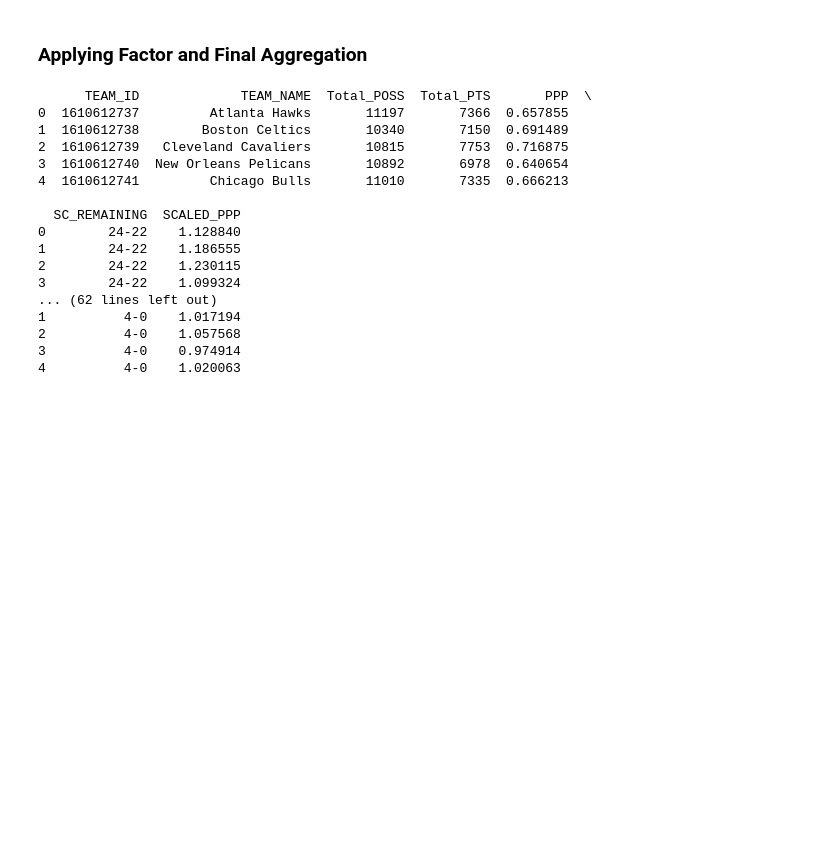
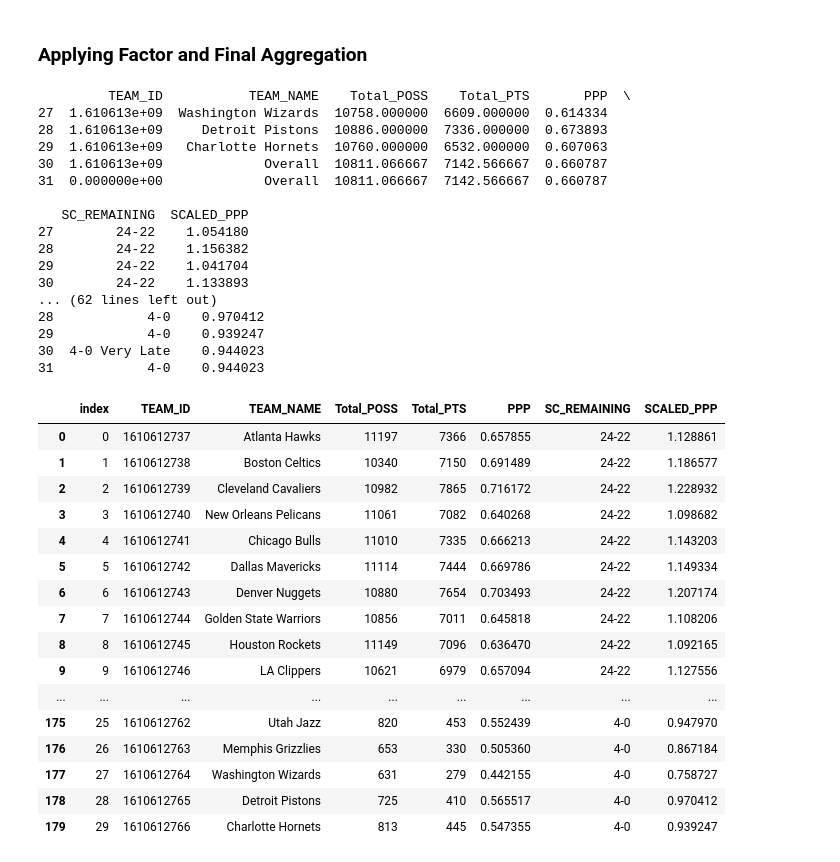
Before and after one commit to beckettsanderson/Turnover-Impact, a Jupyter notebook: Shot Clock PPP.ipynb, the cells around one changed output. Drawn from its saved outputs; the diff is of its cells as text; code cells hidden in the pictures; blank space fills up the shorter version.

```diff
--- a/Shot Clock PPP.ipynb
+++ b/Shot Clock PPP.ipynb
@@ -331,23 +331,58 @@ A scan through the factor difference column shows no team is overly dissimilar f
 ### Applying Factor and Final Aggregation
 # %%
 for timeframe in final_shot_clock_dfs:
-    final_shot_clock_dfs[timeframe]['SCALED_PPP'] = final_shot_clock_dfs[timeframe]['PPP'] * factor_avg
-    print(final_shot_clock_dfs[timeframe].head())
+    temp_df = final_shot_clock_dfs[timeframe]
+    temp_df['SCALED_PPP'] = temp_df['PPP'] * factor_avg
+
+    # Create "Overall" row
+    new_row = temp_df.mean(numeric_only=True).to_dict()
+    new_row.update({'TEAM_NAME': 'Overall', 'SC_REMAINING': timeframe.split(' ')[0], 'TEAM_ID': 0})
+    temp_df.loc[len(temp_df)] = new_row
+
+    final_shot_clock_dfs[timeframe] = temp_df
+
+    print(final_shot_clock_dfs[timeframe].tail())
 # %% [output]
-      TEAM_ID             TEAM_NAME  Total_POSS  Total_PTS       PPP  \
-0  1610612737         Atlanta Hawks       11197       7366  0.657855
-1  1610612738        Boston Celtics       10340       7150  0.691489
-2  1610612739   Cleveland Cavaliers       10815       7753  0.716875
-3  1610612740  New Orleans Pelicans       10892       6978  0.640654
-4  1610612741         Chicago Bulls       11010       7335  0.666213
+         TEAM_ID           TEAM_NAME    Total_POSS    Total_PTS       PPP  \
+27  1.610613e+09  Washington Wizards  10758.000000  6609.000000  0.614334
+28  1.610613e+09     Detroit Pistons  10886.000000  7336.000000  0.673893
+29  1.610613e+09   Charlotte Hornets  10760.000000  6532.000000  0.607063
+30  1.610613e+09             Overall  10811.066667  7142.566667  0.660787
+31  0.000000e+00             Overall  10811.066667  7142.566667  0.660787
 
-  SC_REMAINING  SCALED_PPP
-0        24-22    1.128840
-1        24-22    1.186555
-2        24-22    1.230115
-3        24-22    1.099324
+   SC_REMAINING  SCALED_PPP
+27        24-22    1.054180
+28        24-22    1.156382
+29        24-22    1.041704
+30        24-22    1.133893
 ... (62 lines left out)
-1          4-0    1.017194
-2          4-0    1.057568
-3          4-0    0.974914
-4          4-0    1.020063
+28            4-0    0.970412
+29            4-0    0.939247
+30  4-0 Very Late    0.944023
+31            4-0    0.944023
+# %%
+final_df = pd.DataFrame()
+
+for timeframe in final_shot_clock_dfs:
+    final_df = pd.concat([final_df, final_shot_clock_dfs[timeframe]])
+
+final_df.reset_index(inplace=True, drop=True)
+final_df
+# %% [output]
+|  | index | TEAM_ID | TEAM_NAME | Total_POSS | Total_PTS | PPP | SC_REMAINING | SCALED_PPP |
+| 0 | 0 | 1610612737 | Atlanta Hawks | 11197 | 7366 | 0.657855 | 24-22 | 1.128861 |
+| 1 | 1 | 1610612738 | Boston Celtics | 10340 | 7150 | 0.691489 | 24-22 | 1.186577 |
+| 2 | 2 | 1610612739 | Cleveland Cavaliers | 10982 | 7865 | 0.716172 | 24-22 | 1.228932 |
+| 3 | 3 | 1610612740 | New Orleans Pelicans | 11061 | 7082 | 0.640268 | 24-22 | 1.098682 |
+| 4 | 4 | 1610612741 | Chicago Bulls | 11010 | 7335 | 0.666213 | 24-22 | 1.143203 |
+| 5 | 5 | 1610612742 | Dallas Mavericks | 11114 | 7444 | 0.669786 | 24-22 | 1.149334 |
+| 6 | 6 | 1610612743 | Denver Nuggets | 10880 | 7654 | 0.703493 | 24-22 | 1.207174 |
+| 7 | 7 | 1610612744 | Golden State Warriors | 10856 | 7011 | 0.645818 | 24-22 | 1.108206 |
+| 8 | 8 | 1610612745 | Houston Rockets | 11149 | 7096 | 0.636470 | 24-22 | 1.092165 |
+| 9 | 9 | 1610612746 | LA Clippers | 10621 | 6979 | 0.657094 | 24-22 | 1.127556 |
+| ... | ... | ... | ... | ... | ... | ... | ... | ... |
+| 175 | 25 | 1610612762 | Utah Jazz | 820 | 453 | 0.552439 | 4-0 | 0.947970 |
+| 176 | 26 | 1610612763 | Memphis Grizzlies | 653 | 330 | 0.505360 | 4-0 | 0.867184 |
+| 177 | 27 | 1610612764 | Washington Wizards | 631 | 279 | 0.442155 | 4-0 | 0.758727 |
+| 178 | 28 | 1610612765 | Detroit Pistons | 725 | 410 | 0.565517 | 4-0 | 0.970412 |
+| 179 | 29 | 1610612766 | Charlotte Hornets | 813 | 445 | 0.547355 | 4-0 | 0.939247 |
```
Also changed, not shown: parts of 9 cells of this notebook, 1 other file.
